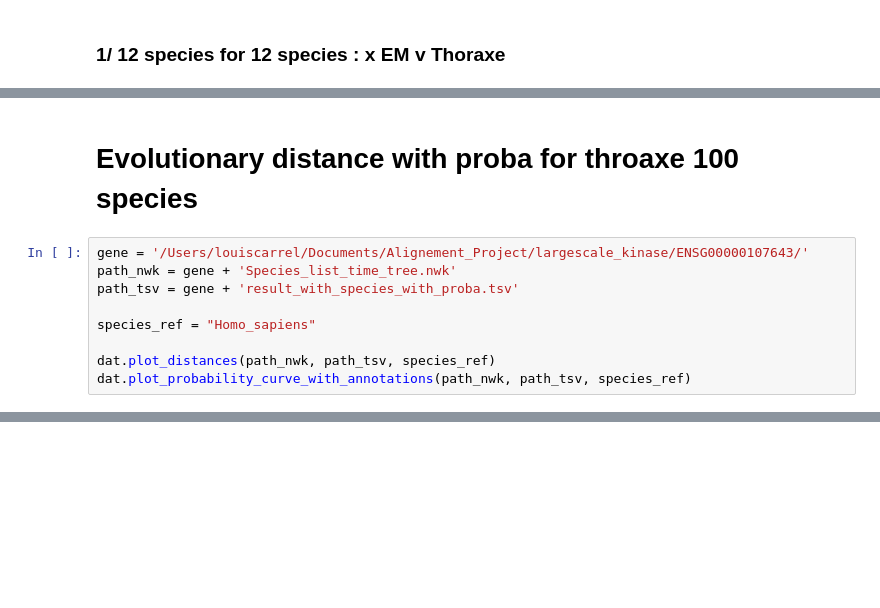
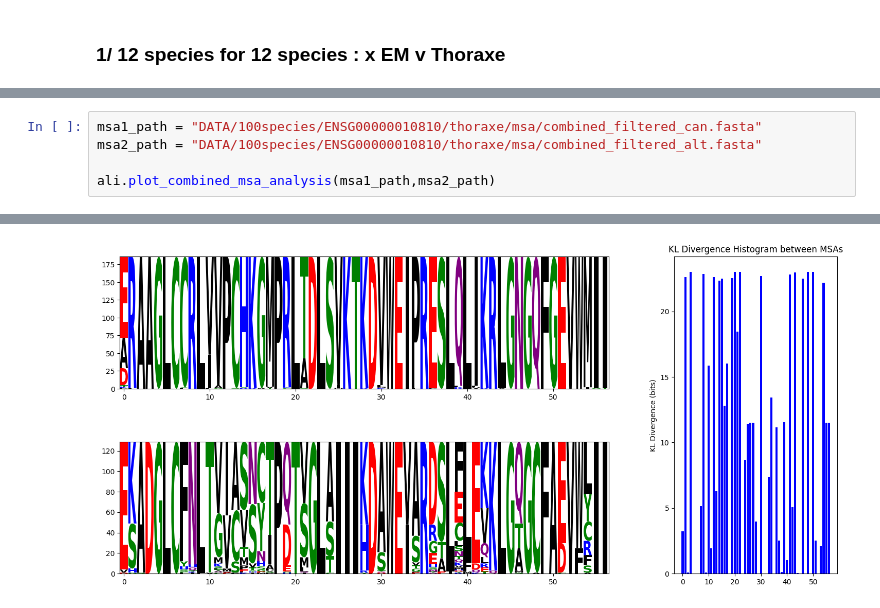
Before and after one commit to LouisCarrelB/PROMISE-800-years-evolution, a Jupyter notebook: rapport_ali.ipynb, the cells around one changed output, grey strips where cells are left out. Cells and saved outputs as stored; diff of their text form; blank space fills up the shorter version.

Commit message:
Maj for FYN kinase and poster

```diff
--- a/rapport_ali.ipynb
+++ b/rapport_ali.ipynb
@@ -121,11 +111,6 @@ dat.plot_probability_curve_with_annotations(path_nwk, path_tsv, species_ref)
-# %% [markdown]
-# Evolutionary distance with proba for throaxe 100 species
-# %%
-gene = '/Users/louiscarrel/Documents/Alignement_Project/largescale_kinase/ENSG00000107643/'
-path_nwk = gene + 'Species_list_time_tree.nwk'
-path_tsv = gene + 'result_with_species_with_proba.tsv'
-
-species_ref = "Homo_sapiens"
-
-dat.plot_distances(path_nwk, path_tsv, species_ref)
-dat.plot_probability_curve_with_annotations(path_nwk, path_tsv, species_ref)
+# %%
+msa1_path = "DATA/100species/ENSG00000010810/thoraxe/msa/combined_filtered_can.fasta"
+msa2_path = "DATA/100species/ENSG00000010810/thoraxe/msa/combined_filtered_alt.fasta"
+
+ali.plot_combined_msa_analysis(msa1_path,msa2_path)
+# %% [output]
@@ -131,0 +121 @@ dat.plot_probability_curve_with_annotations(path_nwk, path_tsv, species_ref)
+[figure, added]
```
Also changed, not shown: parts of 26 cells of this notebook, 40 other files.
